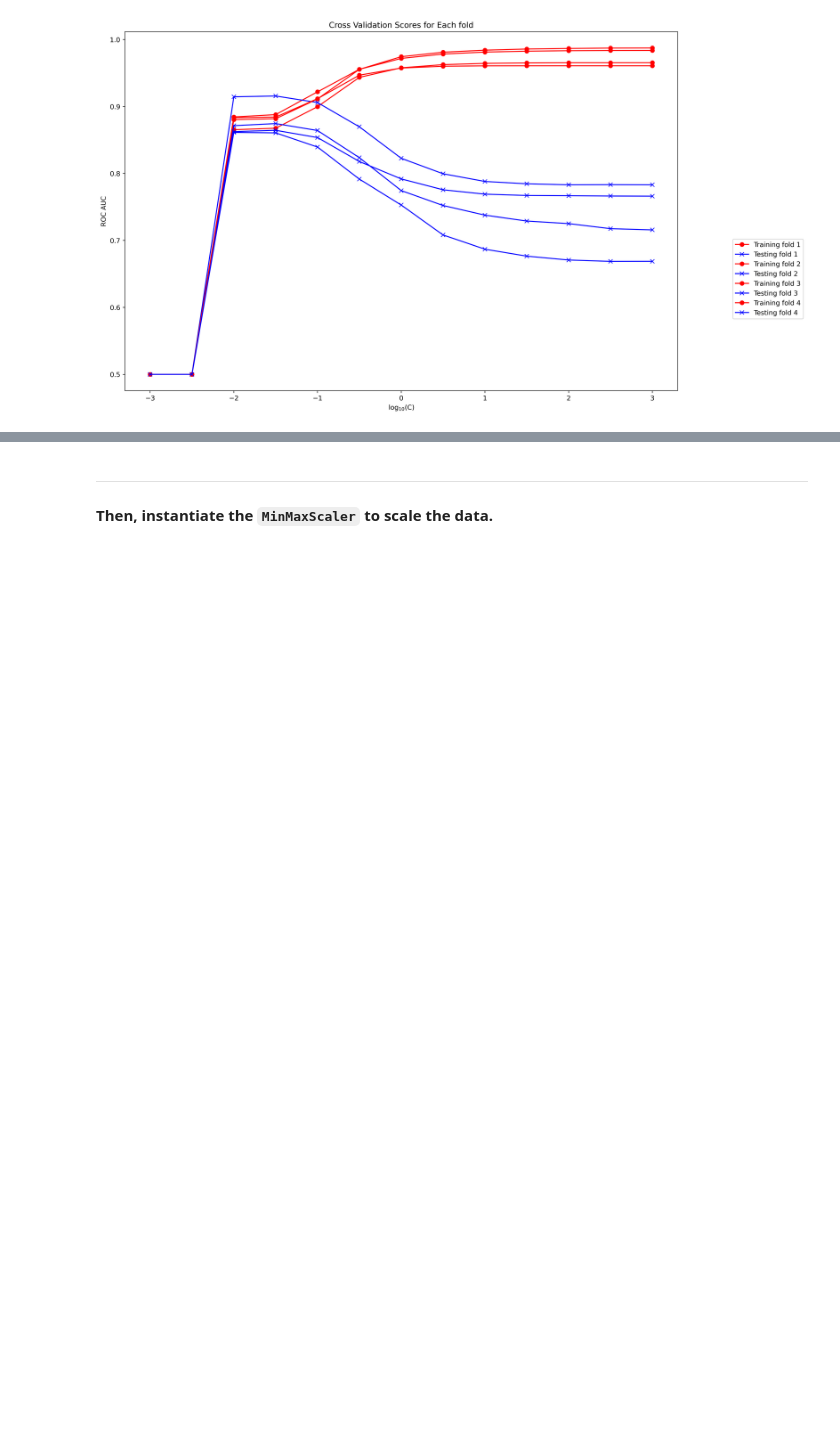
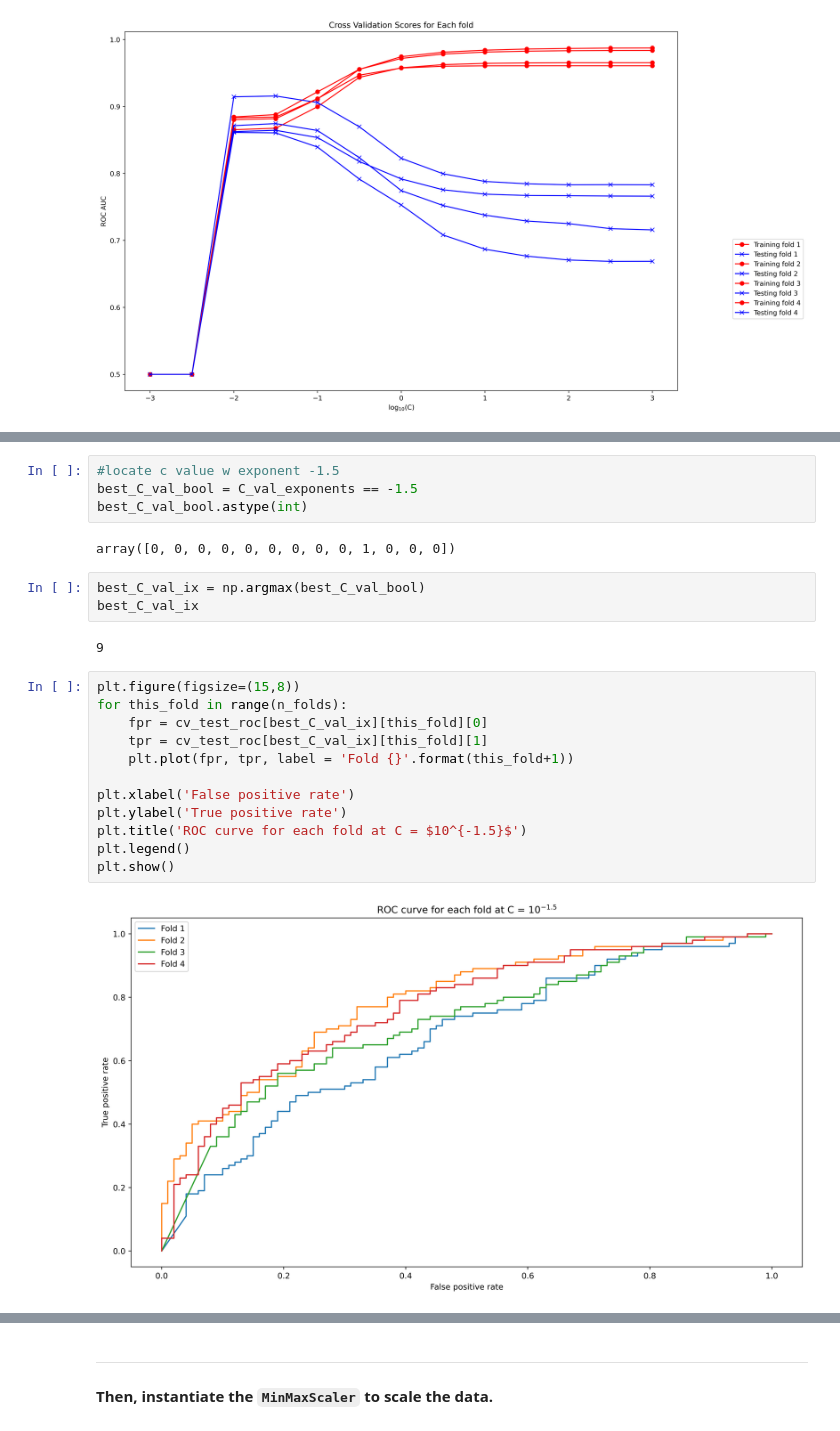
Before and after one commit to anmolpant/Technocolabs-ML-Internship, a Jupyter notebook: Mini Tasks/Mini Task 2/Cross-Validation_and_Feature_Engineering/Cross-Validation_and_Feature_Engineering.ipynb, the cells around one changed output, grey strips where cells are left out. Drawn from its saved outputs; the diff is of its cells as text; blank space fills up the shorter version.

```diff
--- a/Mini Tasks/Mini Task 2/Cross-Validation_and_Feature_Engineering/Cross-Validation_and_Feature_Engineering.ipynb
+++ b/Mini Tasks/Mini Task 2/Cross-Validation_and_Feature_Engineering/Cross-Validation_and_Feature_Engineering.ipynb
@@ -340,0 +356,25 @@ plt.show()
+# %%
+#locate c value w exponent -1.5
+best_C_val_bool = C_val_exponents == -1.5
+best_C_val_bool.astype(int)
+# %% [output]
+array([0, 0, 0, 0, 0, 0, 0, 0, 0, 1, 0, 0, 0])
+# %%
+best_C_val_ix = np.argmax(best_C_val_bool)
+best_C_val_ix
+# %% [output]
+9
+# %%
+plt.figure(figsize=(15,8))
+for this_fold in range(n_folds):
+    fpr = cv_test_roc[best_C_val_ix][this_fold][0]
+    tpr = cv_test_roc[best_C_val_ix][this_fold][1]
+    plt.plot(fpr, tpr, label = 'Fold {}'.format(this_fold+1))
+
+plt.xlabel('False positive rate')
+plt.ylabel('True positive rate')
+plt.title('ROC curve for each fold at C = $10^{-1.5}$')
+plt.legend()
+plt.show()
+# %% [output]
+[figure, added]
```
Also changed, not shown: parts of 11 cells of this notebook.
